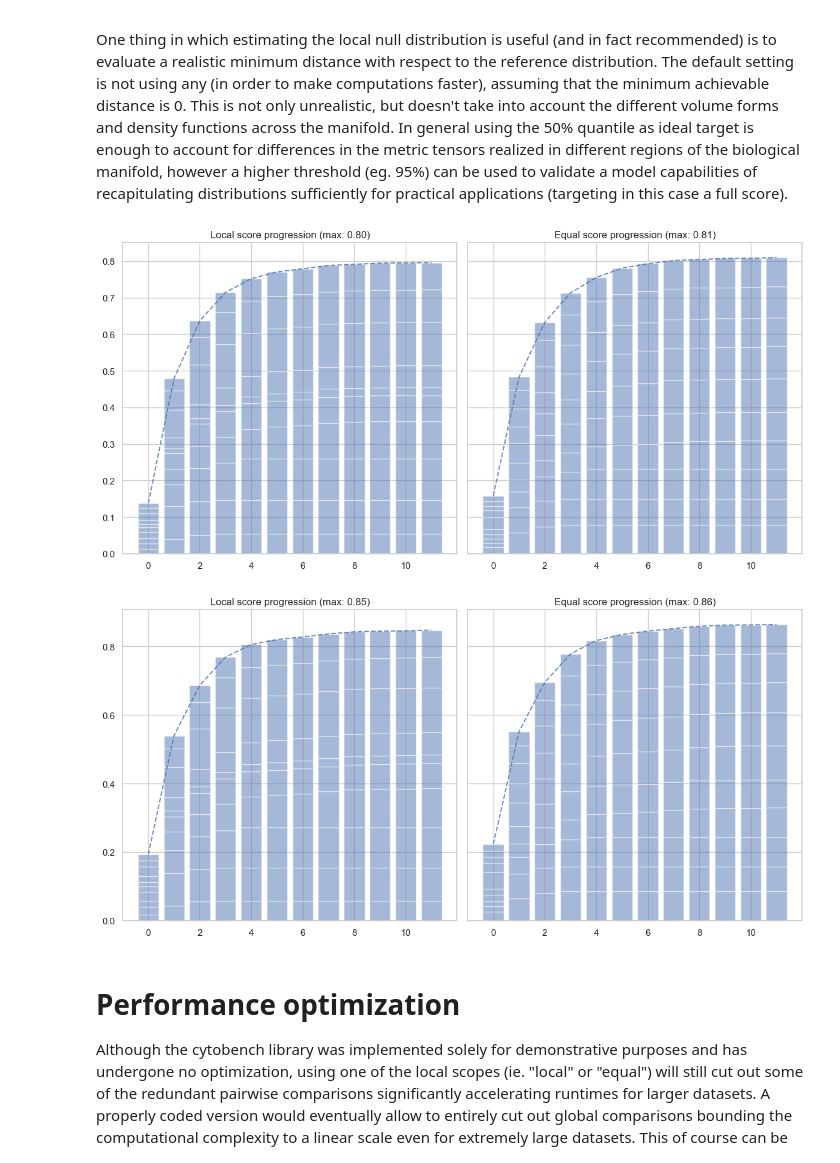
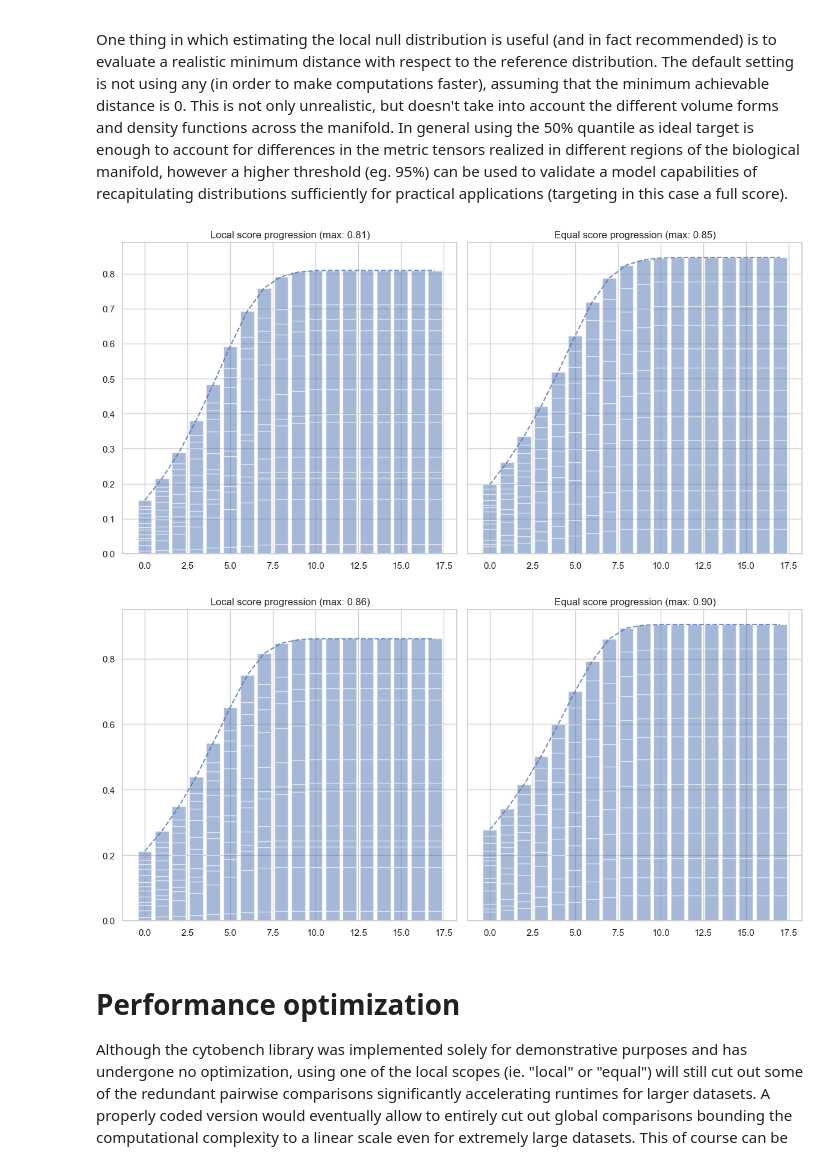
Before and after one commit to lazzaronico/cytobench, a Jupyter notebook: 2 library overview.ipynb, the cells around one changed output. Saved outputs shown, nothing was run; the diff lists cells and outputs as text; code cells hidden in the pictures.

```diff
--- a/2 library overview.ipynb
+++ b/2 library overview.ipynb
@@ -139,7 +139,7 @@ class VAE(tf.keras.Model):
         return self.decoder(self.encoder(inputs).sample())
 # %%
 # initialize a basic Variational Autoencoder with 8 bottleneck units
-model = VAE(input_dim = X.shape[1], layers_units = [64, 16, 4], kl_loss_factor = 1e-2)
+model = VAE(input_dim = X.shape[1], layers_units = [64, 16, 4], kl_loss_factor = 1e-3)
 
 # train using 60/40 train/validation split
 training_mask = np.random.rand(len(X)) < 0.6
@@ -350,7 +350,7 @@ def sample_fn(X):
 # score once, registering all neighbourhood scores rather than only the global one
 expanded_population = np.copy(coverage_estimator.initial_points)
 
-scores, n_episodes = [], 12
+scores, n_episodes = [], 18
 
 # gather score of initial population with respect to the reference empirical distribution
 for i in range(n_episodes):
@@ -478,7 +478,7 @@ One thing in which estimating the local null distribution is useful (and in fact
 coverage_estimator.set_min_q(.5)
 
 # initialize cell population to expand and score array
-expanded_population, scores = np.copy(coverage_estimator.initial_points), np.zeros((12, len(coverage_estimator.subsets)))
+expanded_population, scores = np.copy(coverage_estimator.initial_points), np.zeros((18, len(coverage_estimator.subsets)))
 
 for i in range(len(scores)):
     scores[i] = coverage_estimator.score(expanded_population, aggregate=False)
@@ -487,24 +487,24 @@ for i in range(len(scores)):
 # plot scores
 plot_scores(scores, (1,2), scopes=['Local', 'Equal'], max_score=True)
 # %% [output]
-[figure, old version]
+[figure, new version]
 # %%
 # setting an even higher threshold can be useful in complex datasets and benchmarks
 # hitting a score = 1.0 in this case means that we cannot exclude the null hypothesis of
 # the evaluated distribution having being generated from the same process as the one of interest
 coverage_estimator.set_min_q(.95)
 
 # initialize cell population to expand and score array
-expanded_population, scores = np.copy(coverage_estimator.initial_points), np.zeros((12, len(coverage_estimator.subsets)))
+expanded_population, scores = np.copy(coverage_estimator.initial_points), np.zeros((18, len(coverage_estimator.subsets)))
 
 for i in range(len(scores)):
     scores[i] = coverage_estimator.score(expanded_population, aggregate=False)
     expanded_population = sample_fn(expanded_population)
 
 # plot scores
 plot_scores(scores, (1,2), scopes=['Local', 'Equal'], max_score=True)
 # %% [output]
-[figure, old version]
+[figure, new version]
 # %% [markdown]
 # Performance optimization
 
```
Also changed, not shown: parts of 14 cells of this notebook, 1 other file.
